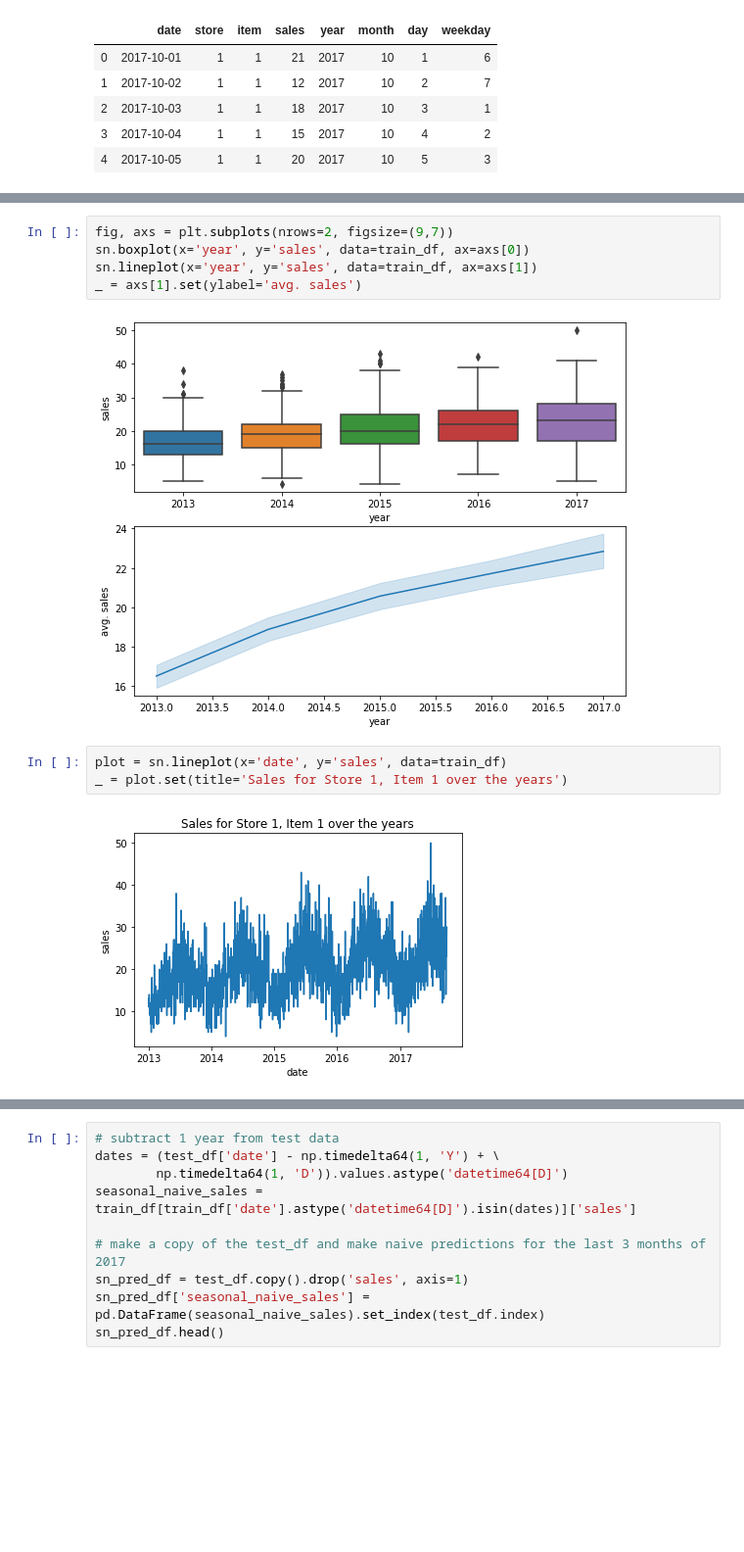
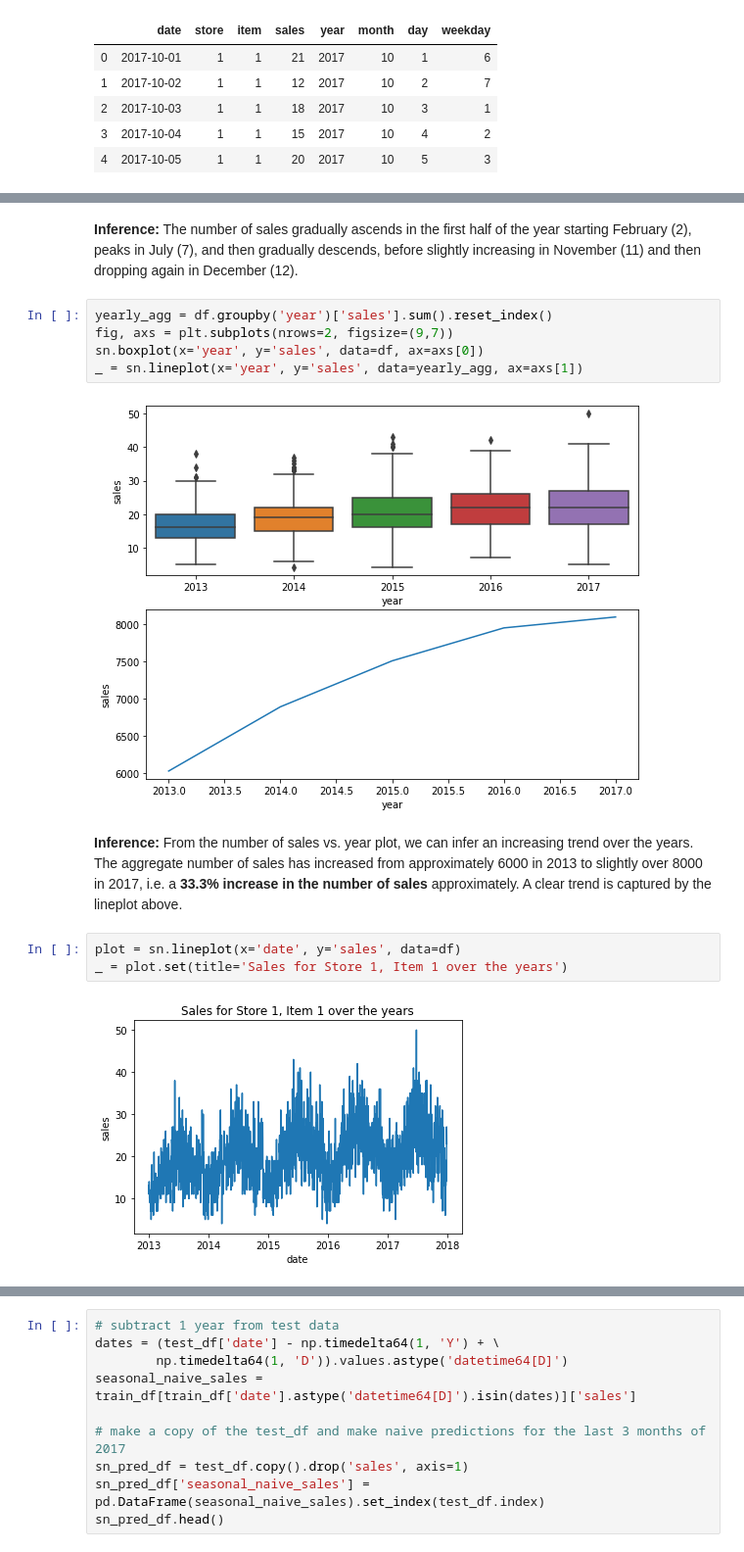
Before and after one commit to akshitvjain/product-sales-forecasting, a Jupyter notebook: notebook-sales-demand-forecasting.ipynb, the cells around one changed output, grey strips where cells are left out. Shown at 98% size. Saved outputs shown, nothing was run; the diff lists cells and outputs as text; blank space fills up the shorter version.

```diff
--- a/notebook-sales-demand-forecasting.ipynb
+++ b/notebook-sales-demand-forecasting.ipynb
@@ -105,12 +124,16 @@ _ = axs[1].set(ylabel='avg. sales')
+# %% [markdown]
+<b>Inference:</b>  The number of sales gradually ascends in the first half of the year starting February (2), peaks in July (7), and then gradually descends, before slightly increasing in November (11) and then dropping again in December (12).
 # %%
+yearly_agg = df.groupby('year')['sales'].sum().reset_index()
 fig, axs = plt.subplots(nrows=2, figsize=(9,7))
-sn.boxplot(x='year', y='sales', data=train_df, ax=axs[0])
-sn.lineplot(x='year', y='sales', data=train_df, ax=axs[1])
-_ = axs[1].set(ylabel='avg. sales')
+sn.boxplot(x='year', y='sales', data=df, ax=axs[0])
+_ = sn.lineplot(x='year', y='sales', data=yearly_agg, ax=axs[1])
 # %% [output]
-[figure, old version]
+[figure, new version]
+# %% [markdown]
+<b>Inference:</b>  From the number of sales vs. year plot, we can infer an increasing trend over the years. The aggregate number of sales has increased from approximately 6000 in 2013 to slightly over 8000 in 2017, i.e. a <b>33.3% increase in the number of sales</b> approximately. A clear trend is captured by the lineplot above.
 # %%
-plot = sn.lineplot(x='date', y='sales', data=train_df)
+plot = sn.lineplot(x='date', y='sales', data=df)
 _ = plot.set(title='Sales for Store 1, Item 1 over the years')
 # %% [output]
-[figure, old version]
+[figure, new version]
```
Also changed, not shown: parts of 27 cells of this notebook.
